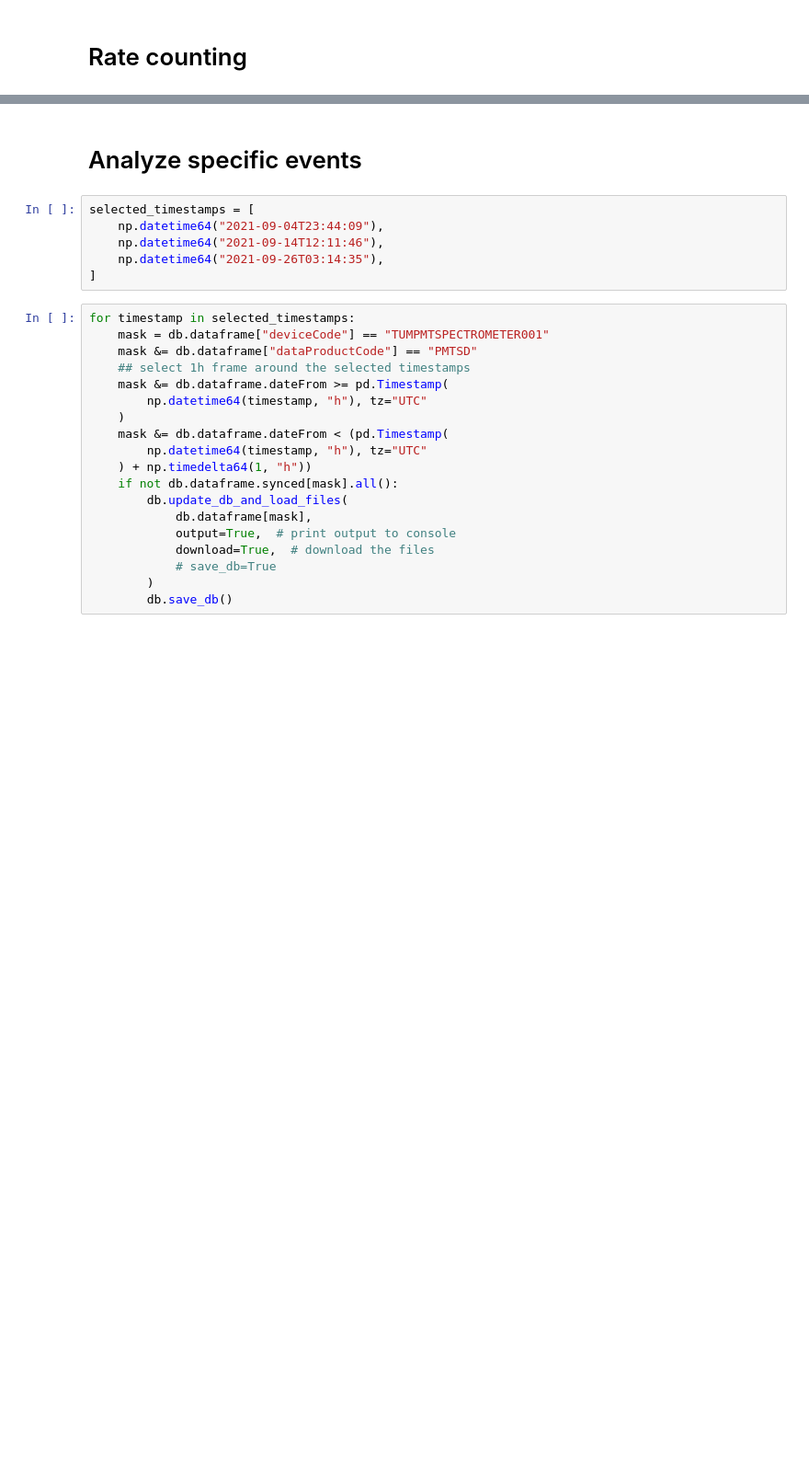
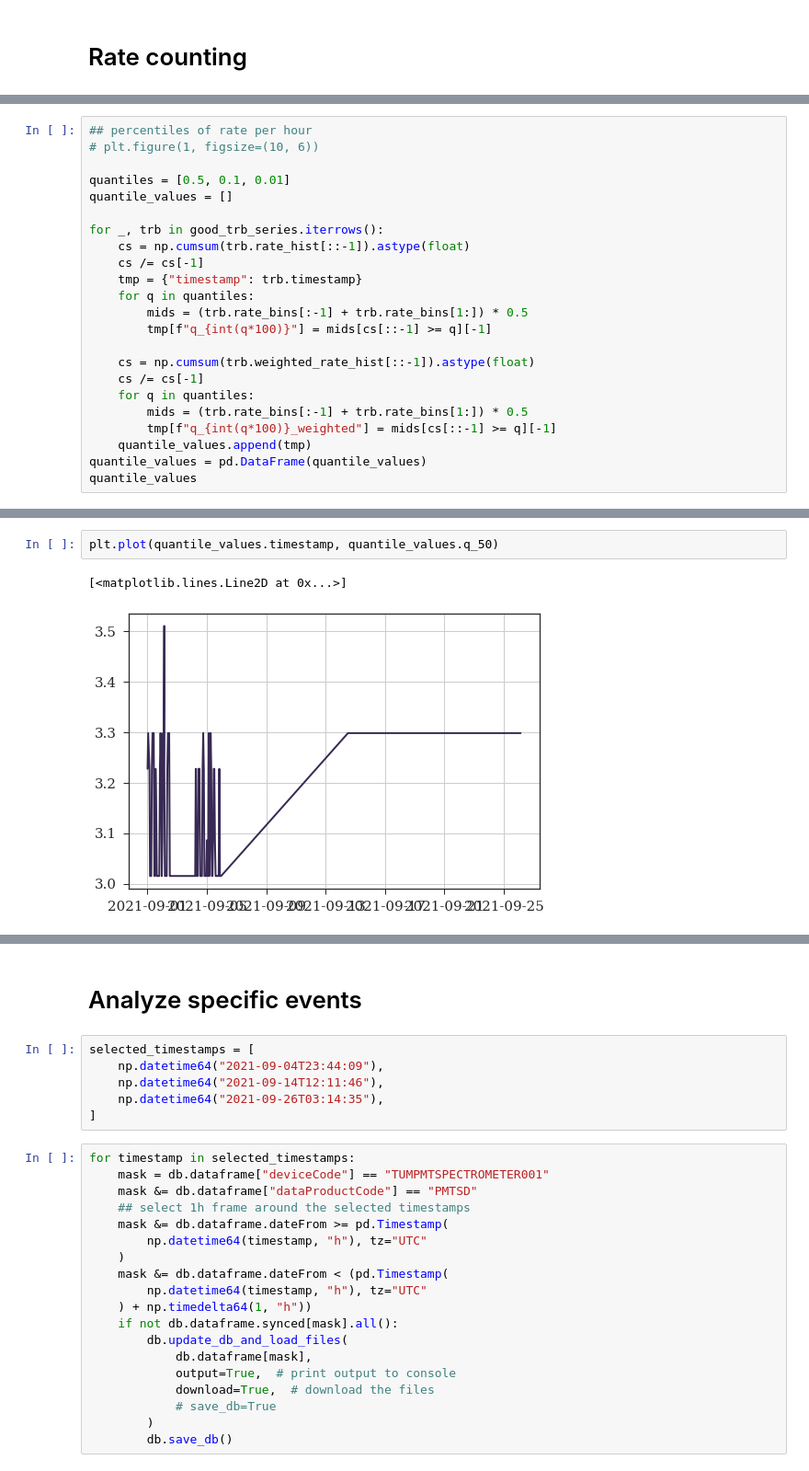
Before and after one commit to pone-software/strawb_package, a Jupyter notebook: examples/analysis_pmtspec.ipynb, the cells around one changed output, grey strips where cells are left out. Shown at 92% size. Cells and saved outputs as stored; diff of their text form; blank space fills up the shorter version.

```diff
--- a/examples/analysis_pmtspec.ipynb
+++ b/examples/analysis_pmtspec.ipynb
@@ -316,0 +350,23 @@ Text(0.5, 1.0, '2021-09-01 00:00:00+00:00 - 2021-09-26 03:08:14.505000+00:00')
+# %%
+## percentiles of rate per hour
+# plt.figure(1, figsize=(10, 6))
+
+quantiles = [0.5, 0.1, 0.01]
+quantile_values = []
+
+for _, trb in good_trb_series.iterrows():
+    cs = np.cumsum(trb.rate_hist[::-1]).astype(float)
+    cs /= cs[-1]
+    tmp = {"timestamp": trb.timestamp}
+    for q in quantiles:
+        mids = (trb.rate_bins[:-1] + trb.rate_bins[1:]) * 0.5
+        tmp[f"q_{int(q*100)}"] = mids[cs[::-1] >= q][-1]
+
+    cs = np.cumsum(trb.weighted_rate_hist[::-1]).astype(float)
+    cs /= cs[-1]
+    for q in quantiles:
+        mids = (trb.rate_bins[:-1] + trb.rate_bins[1:]) * 0.5
+        tmp[f"q_{int(q*100)}_weighted"] = mids[cs[::-1] >= q][-1]
+    quantile_values.append(tmp)
+quantile_values = pd.DataFrame(quantile_values)
+quantile_values
@@ -316,0 +403,5 @@ Text(0.5, 1.0, '2021-09-01 00:00:00+00:00 - 2021-09-26 03:08:14.505000+00:00')
+# %%
+plt.plot(quantile_values.timestamp, quantile_values.q_50)
+# %% [output]
+[<matplotlib.lines.Line2D at 0x...>]
+[figure, added]
```
Also changed, not shown: parts of 19 cells of this notebook.
